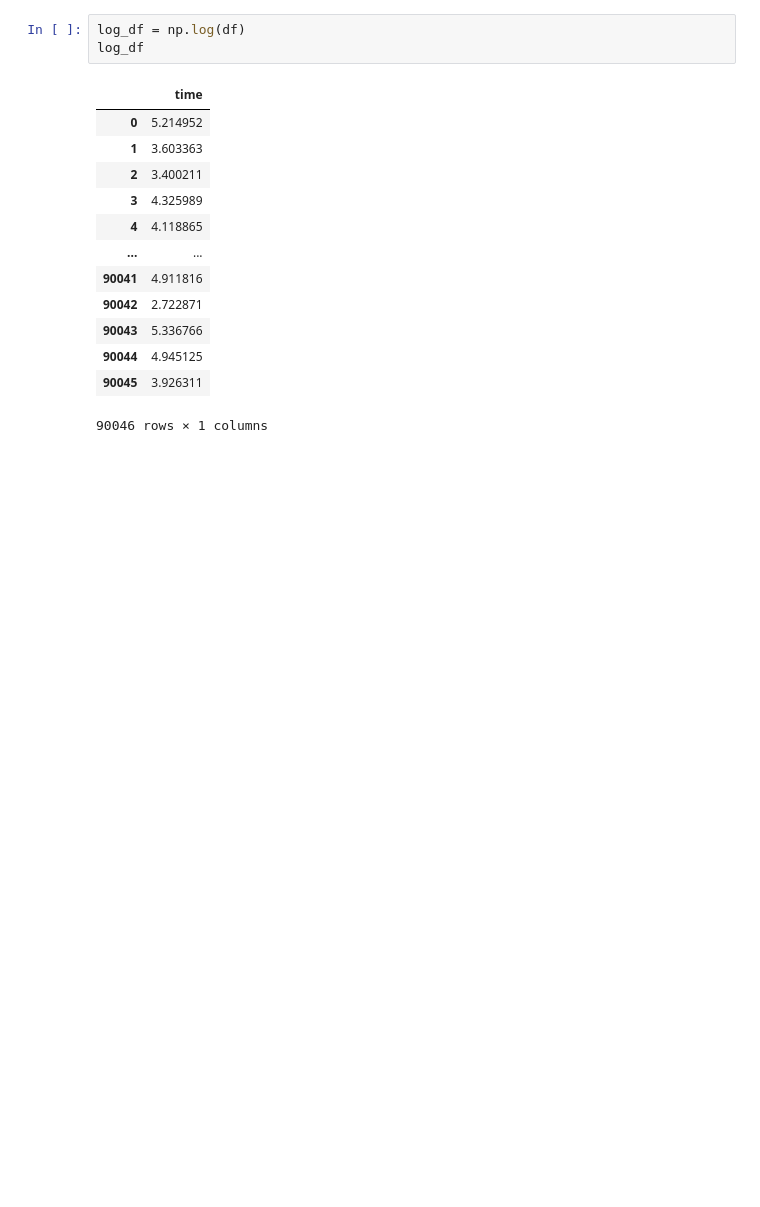
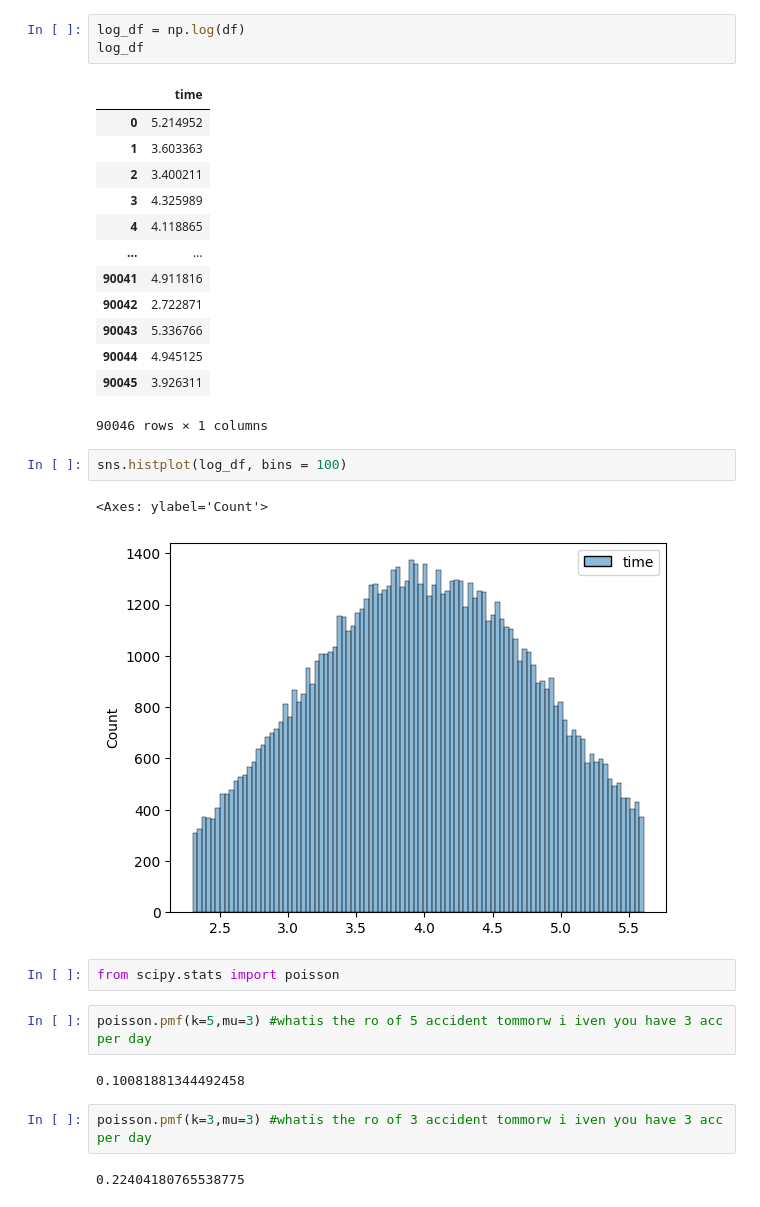
Before and after one commit to cskuracha/Python-Machine-Learning-Analysis, a Jupyter notebook: 02_Prob_Stat/Prob_distribution_4_July01.ipynb, the cells around one changed output. Saved outputs shown, nothing was run; the diff lists cells and outputs as text; blank space fills up the shorter version.

```diff
--- a/02_Prob_Stat/Prob_distribution_4_July01.ipynb
+++ b/02_Prob_Stat/Prob_distribution_4_July01.ipynb
@@ -43,3 +43,18 @@ log_df
 | 90044 | 4.945125 |
 | 90045 | 3.926311 |
 90046 rows × 1 columns
+# %%
+sns.histplot(log_df, bins = 100)
+# %% [output]
+<Axes: ylabel='Count'>
+[figure, added]
+# %%
+from scipy.stats import poisson
+# %%
+poisson.pmf(k=5,mu=3) #whatis the ro of 5 accident tommorw i iven you have 3 acc per day
+# %% [output]
+0.10081881344492458
+# %%
+poisson.pmf(k=3,mu=3) #whatis the ro of 3 accident tommorw i iven you have 3 acc per day
+# %% [output]
+0.22404180765538775
```
